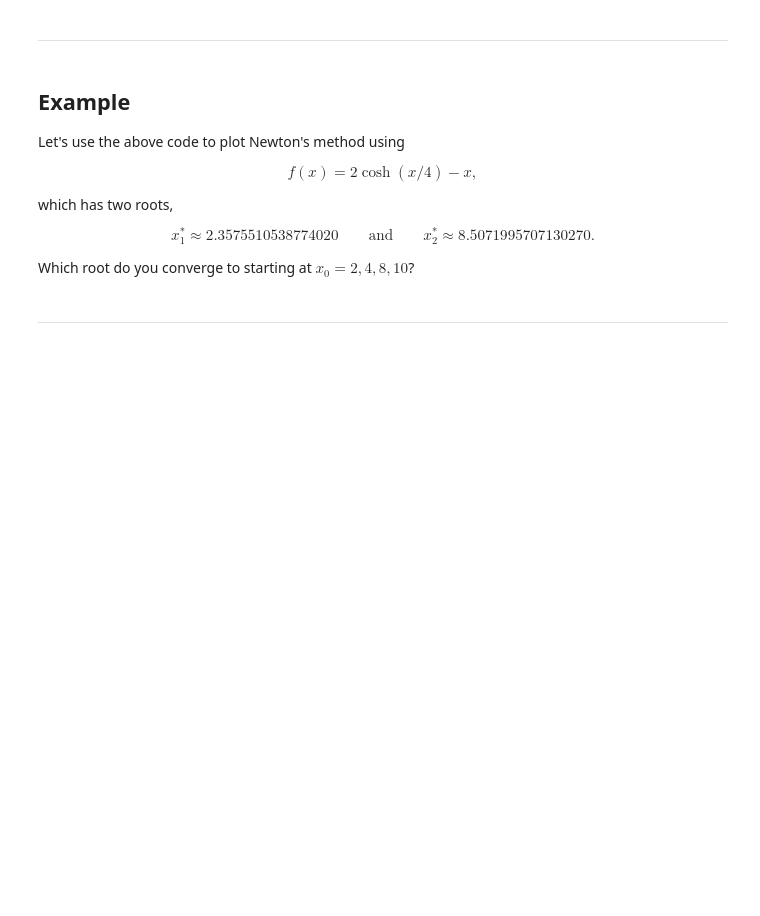
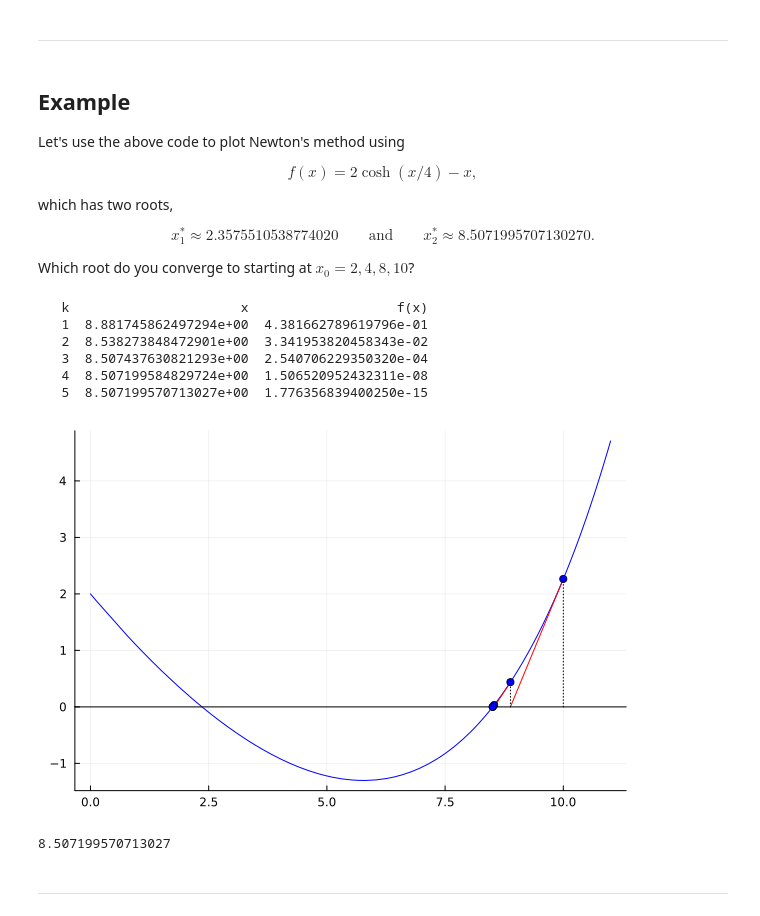
Before and after one commit to ApolloTheApollo/20262-lecture-notes, a Jupyter notebook: chapter03/Section 3.4 - Newton's method and variants.ipynb, the cells around one changed output. Cells and saved outputs as stored; diff of their text form; code cells hidden in the pictures; blank space fills up the shorter version.

```diff
--- a/chapter03/Section 3.4 - Newton's method and variants.ipynb
+++ b/chapter03/Section 3.4 - Newton's method and variants.ipynb
@@ -113,8 +130,17 @@ Which root do you converge to starting at $x_0 = 2, 4, 8, 10$?
 # %%
 x = plotnewton(
     x -> 2cosh(x/4) - x,  # f(x)
     x -> .5sinh(x/4) - 1, # f'(x)
-    4.0, 0, 11)
+    10.0, 0, 11)
+# %% [output]
+   k                      x                   f(x)
+   1  8.881745862497294e+00  4.381662789619796e-01
+   2  8.538273848472901e+00  3.341953820458343e-02
+   3  8.507437630821293e+00  2.540706229350320e-04
+   4  8.507199584829724e+00  1.506520952432311e-08
+   5  8.507199570713027e+00  1.776356839400250e-15
+[figure, added]
+8.507199570713027
 # %% [markdown]
 ---
 # %% [markdown]
```
Also changed, not shown: parts of 5 cells of this notebook, 1 other file.
